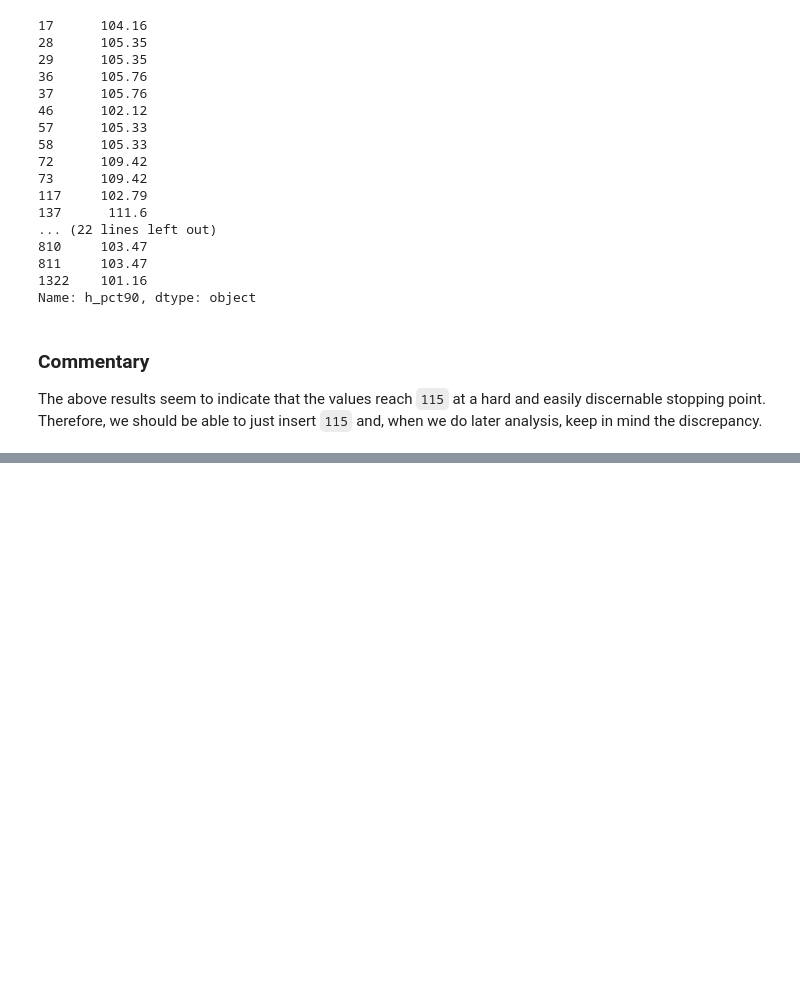
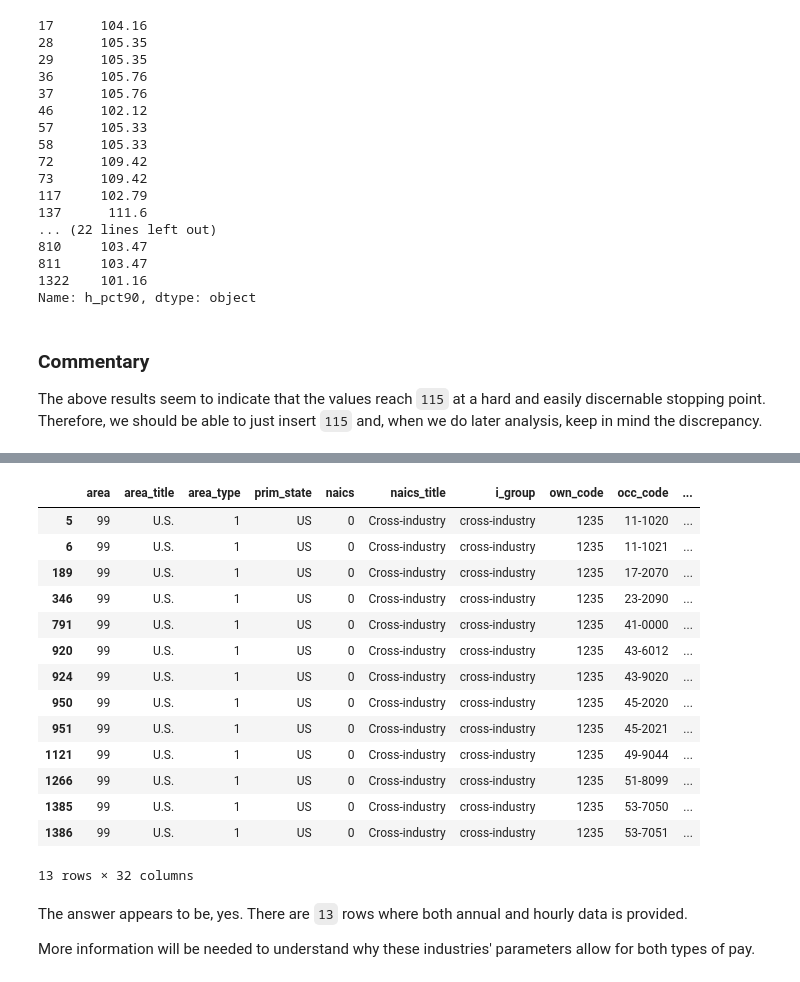
Before and after one commit to blue-santa/comparing-training-req-to-salary-exp, a Jupyter notebook: notebooks/2026-03-29-00-train_reward_compare_bls_data_rough_wrangling.ipynb, the cells around one changed output, grey strips where cells are left out. Drawn from its saved outputs; the diff is of its cells as text; code cells hidden in the pictures; blank space fills up the shorter version.

Commit message:
develop wrangle of nat data

```diff
--- a/notebooks/2026-03-29-00-train_reward_compare_bls_data_rough_wrangling.ipynb
+++ b/notebooks/2026-03-29-00-train_reward_compare_bls_data_rough_wrangling.ipynb
@@ -530,0 +613,22 @@ The above results seem to indicate that the values reach `115` at a hard and eas
+# %%
+nat_data[(nat_data['h_mean'].apply(lambda x: isinstance(x, int)) == True) & (nat_data['a_mean'].apply(lambda x: isinstance(x, int)) == True)]
+# %% [output]
+|  | area | area_title | area_type | prim_state | naics | naics_title | i_group | own_code | occ_code | ... |
+| 5 | 99 | U.S. | 1 | US | 0 | Cross-industry | cross-industry | 1235 | 11-1020 | ... |
+| 6 | 99 | U.S. | 1 | US | 0 | Cross-industry | cross-industry | 1235 | 11-1021 | ... |
+| 189 | 99 | U.S. | 1 | US | 0 | Cross-industry | cross-industry | 1235 | 17-2070 | ... |
+| 346 | 99 | U.S. | 1 | US | 0 | Cross-industry | cross-industry | 1235 | 23-2090 | ... |
+| 791 | 99 | U.S. | 1 | US | 0 | Cross-industry | cross-industry | 1235 | 41-0000 | ... |
+| 920 | 99 | U.S. | 1 | US | 0 | Cross-industry | cross-industry | 1235 | 43-6012 | ... |
+| 924 | 99 | U.S. | 1 | US | 0 | Cross-industry | cross-industry | 1235 | 43-9020 | ... |
+| 950 | 99 | U.S. | 1 | US | 0 | Cross-industry | cross-industry | 1235 | 45-2020 | ... |
+| 951 | 99 | U.S. | 1 | US | 0 | Cross-industry | cross-industry | 1235 | 45-2021 | ... |
+| 1121 | 99 | U.S. | 1 | US | 0 | Cross-industry | cross-industry | 1235 | 49-9044 | ... |
+| 1266 | 99 | U.S. | 1 | US | 0 | Cross-industry | cross-industry | 1235 | 51-8099 | ... |
+| 1385 | 99 | U.S. | 1 | US | 0 | Cross-industry | cross-industry | 1235 | 53-7050 | ... |
+| 1386 | 99 | U.S. | 1 | US | 0 | Cross-industry | cross-industry | 1235 | 53-7051 | ... |
+13 rows × 32 columns
+# %% [markdown]
+The answer appears to be, yes. There are `13` rows where both annual and hourly data is provided.
+
+More information will be needed to understand why these industries' parameters allow for both types of pay.
```
Also changed, not shown: parts of 12 cells of this notebook.
